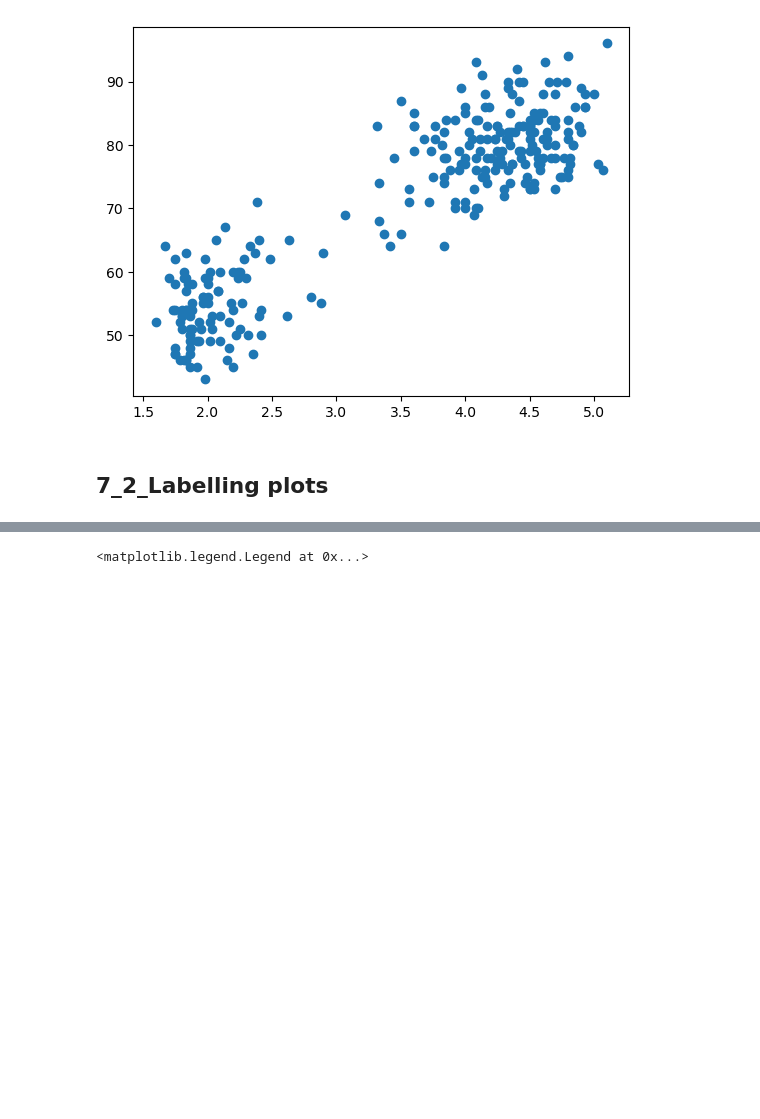
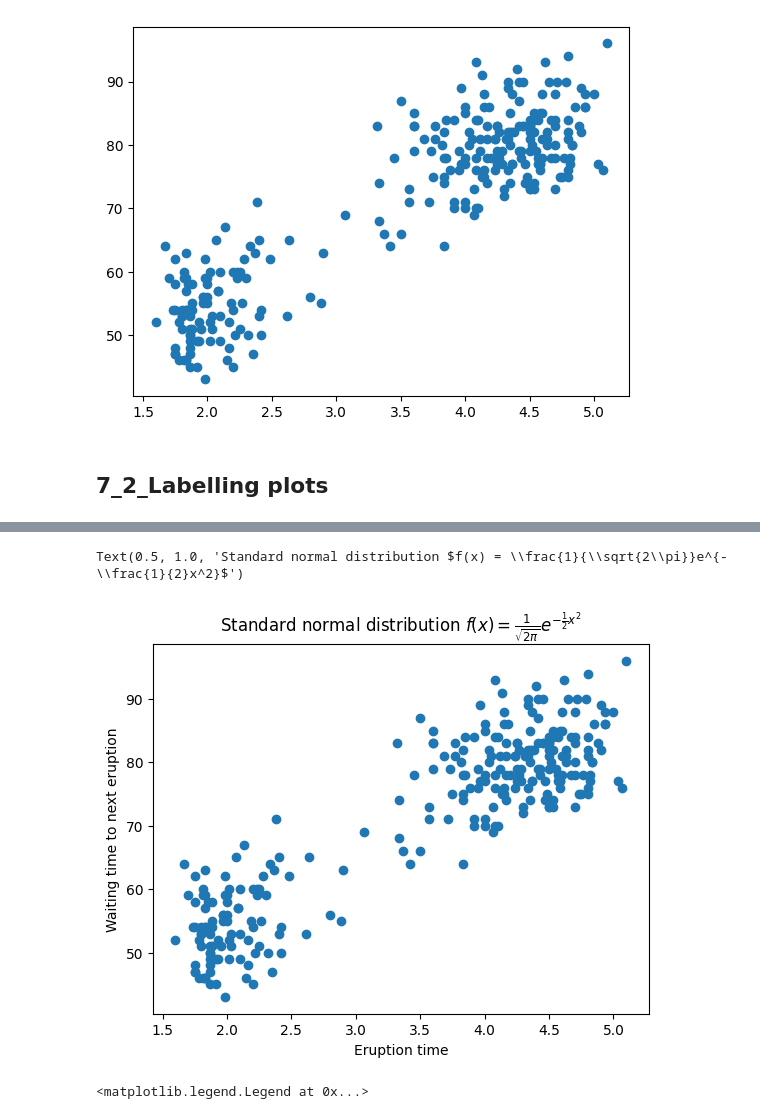
Before and after one commit to python-academy/AI_with_DSML, a Jupyter notebook: 02_Python_for_Data_Science/7_Matplotlib_Package.ipynb, the cells around one changed output, grey strips where cells are left out. Cells and saved outputs as stored; diff of their text form; code cells hidden in the pictures; blank space fills up the shorter version.

```diff
--- a/02_Python_for_Data_Science/7_Matplotlib_Package.ipynb
+++ b/02_Python_for_Data_Science/7_Matplotlib_Package.ipynb
@@ -58,3 +55,15 @@ Text(0.5, 1.0, 'Eruption time vs. waiting time to next eruption')
+# %%
+# Create a scatterplot
+plt.scatter(oldFaithful['Eruption'], oldFaithful['Waiting'])
+# Create label for x-axis
+plt.xlabel('Eruption time')
+# Create label for y-axis
+plt.ylabel('Waiting time to next eruption')
+# Create title with LaTeX formatting
+plt.title(r'Standard normal distribution $f(x) = \frac{1}{\sqrt{2\pi}}e^{-\frac{1}{2}x^2}$')
+# %% [output]
+Text(0.5, 1.0, 'Standard normal distribution $f(x) = \\frac{1}{\\sqrt{2\\pi}}e^{-\\frac{1}{2}x^2}$')
+[figure, added]
 # %%
 # Load fatalities.csv data
 df2 = pd.read_csv('fatalities.csv')
```
Also changed, not shown: parts of 3 cells of this notebook, 3 other files.
